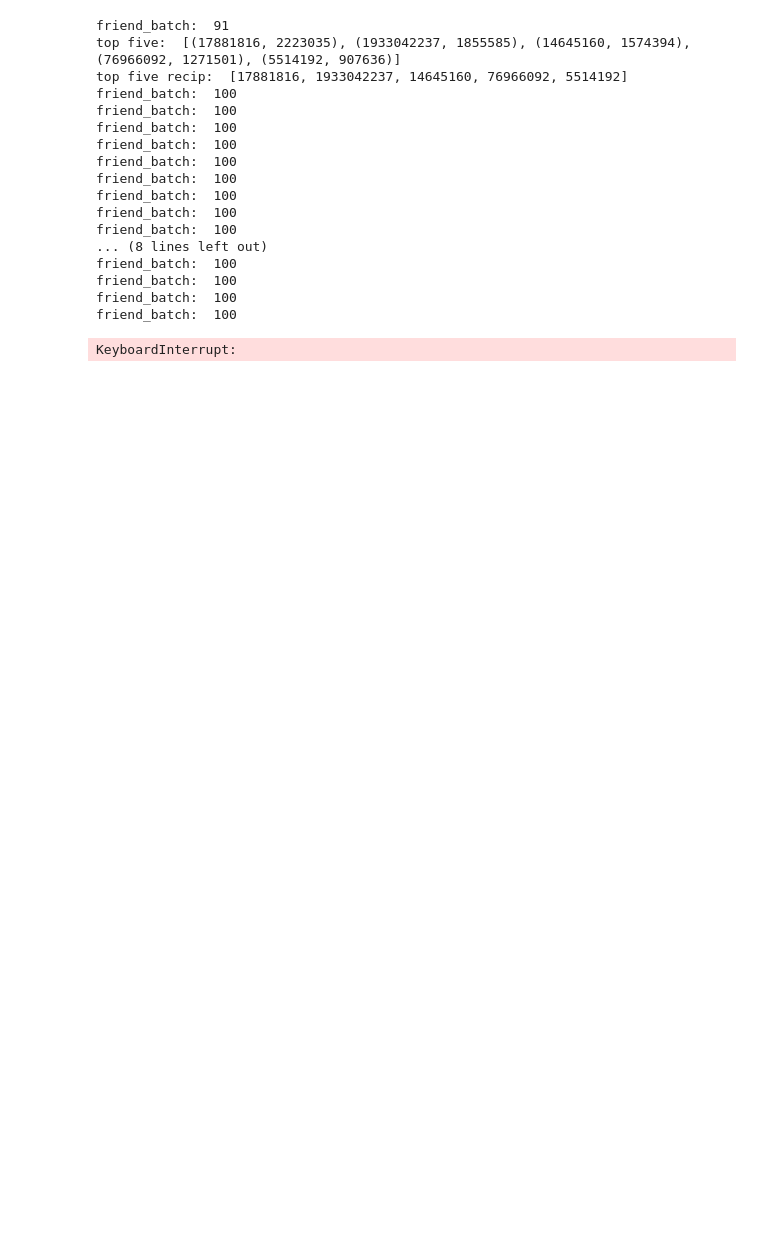
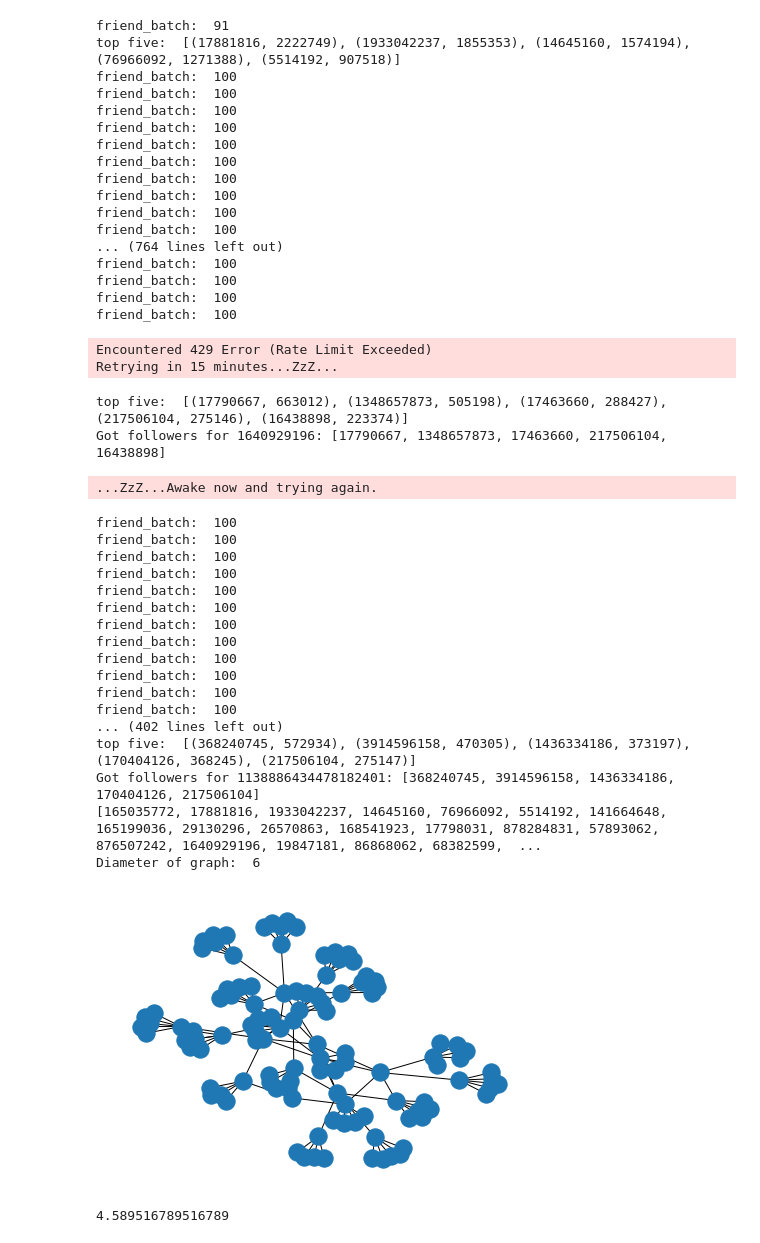
Before and after one commit to pjvalent/cis600a2, a Jupyter notebook: notebooks/assignment2.ipynb, the cells around one changed output. Saved outputs shown, nothing was run; the diff lists cells and outputs as text; code cells hidden in the pictures; blank space fills up the shorter version.

Commit message:
Added diameter and average length calculations, updated graph with new run

```diff
--- a/notebooks/assignment2.ipynb
+++ b/notebooks/assignment2.ipynb
@@ -130,6 +78,13 @@ iop = cb.make_twitter_request(twitter_api.friends.ids, screen_name=username, cou
 # %%
 import networkx as nx
 import matplotlib.pyplot as plt
+
+"""
+This function finds the five most popular reciprocal friends of the user.
+Takes list of friend IDS and follower IDS
+Uses set notation from slides to get the reciprocal friends, then convert to a list
+Ranks the reciprocal friends based on number of followers and returns list of 5 reciprocal friends with the most followers
+"""
 
 def find_five_pop_reciprocals(friends_ids, followers_ids):
     reciprocal_friends = set(friends_ids) & set(followers_ids)
@@ -165,15 +120,6 @@ ids = [165035772]
 key = 165035772
 
 G.add_nodes_from(ids)
-# get all the friends and followers
-# response = cb.make_twitter_request(twitter_api.followers.ids, screen_name=username, count = 5000)
-# response1 = cb.make_twitter_request(twitter_api.friends.ids, screen_name=username, count=5000)
-
-# next_queue = response["ids"]
-
-# pull out just the ids fo the friends and followers
-# followers = response["ids"]
-# friends = response1["ids"]
 
 followers = jfk["ids"]
 friends = iop["ids"]
@@ -181,10 +127,8 @@ friends = iop["ids"]
 # find the 5 most popular reciprocals of the user
 top_five_recip = find_five_pop_reciprocals(friends, followers)
 
-print("top five recip: ", top_five_recip)
+# print("top five recip: ", top_five_recip)
 
-
-# print("Got followers for {0}: {1}".format(username,next_queue))
 
 # ad the top five reciprocals to the ids list, going to do DFS on those until we have 100 ids
 ids += top_five_recip
@@ -201,56 +145,92 @@ G.add_edges_from(edges)
 
 
 depth = 1
-max_depth = 4
-
-while depth < max_depth and len(ids) < 10:
+max_depth = 5
+"""
+This crawler is largley derived from the slides, with modifications to fit the parameters of the assignment.
+Crawls until the max depth has been reached, i.e the distance 5 reciprocal friends, or until the graph contains 100 nodes
+"""
+while depth < max_depth and len(ids) < 100:
   depth += 1
   (queue, next_queue) = (next_queue,[])
 
   for id in queue:
-    response_a = cb.make_twitter_request(twitter_api.followers.ids, user_id=id, count = 5000) #change count to 5000 for real one
+    response_a = cb.make_twitter_request(twitter_api.followers.ids, user_id=id, count = 5000)
     response_b = cb.make_twitter_request(twitter_api.friends.ids, user_id=id, count=5000)
     followers = response_a["ids"]
     friends = response_a["ids"]
     top_five_recip = find_five_pop_reciprocals(friends, followers)
-    print("top five recip: ", top_five_recip)
+    # print("top five recip: ", top_five_recip)
 
+    # building the social network as the crawler works
     G.add_nodes_from(top_five_recip)
 
     edges = map(lambda e: (id, e), top_five_recip)
     G.add_edges_from(edges)
 
     if top_five_recip:
       print("Got followers for {0}: {1}".format(id,top_five_recip))
       for i in top_five_recip:
-        if(i not in next_queue and i not in ids): #might not need the i not in ids part, probably not
+        if(i not in next_queue and i not in ids):
           next_queue.append(i)
     else:
       print(str(id) + "is protected")
 
   ids += next_queue
 
 print(ids)
 
+#calculating the diameter of the graph after the crawler has finished
+diameter = nx.diameter(G)
+print("Diameter of graph: ", diameter)
+
+avg_length = nx.average_shortest_path_length(G)
+
 nx.draw(G)
-plt.savefig("mygraph.png")
+plt.savefig("mygraph.png", dpi=1000)
 plt.show()
 # %% [output]
 friend_batch:  91
-top five:  [(17881816, 2223035), (1933042237, 1855585), (14645160, 1574394), (76966092, 1271501), (5514192, 907636)]
-top five recip:  [17881816, 1933042237, 14645160, 76966092, 5514192]
+top five:  [(17881816, 2222749), (1933042237, 1855353), (14645160, 1574194), (76966092, 1271388), (5514192, 907518)]
 friend_batch:  100
 friend_batch:  100
 friend_batch:  100
 friend_batch:  100
 friend_batch:  100
 friend_batch:  100
 friend_batch:  100
 friend_batch:  100
 friend_batch:  100
-... (8 lines left out)
+friend_batch:  100
+... (764 lines left out)
 friend_batch:  100
 friend_batch:  100
 friend_batch:  100
 friend_batch:  100
-KeyboardInterrupt:
+Encountered 429 Error (Rate Limit Exceeded)
+Retrying in 15 minutes...ZzZ...
+top five:  [(17790667, 663012), (1348657873, 505198), (17463660, 288427), (217506104, 275146), (16438898, 223374)]
+Got followers for 1640929196: [17790667, 1348657873, 17463660, 217506104, 16438898]
+...ZzZ...Awake now and trying again.
+friend_batch:  100
+friend_batch:  100
+friend_batch:  100
+friend_batch:  100
+friend_batch:  100
+friend_batch:  100
+friend_batch:  100
+friend_batch:  100
+friend_batch:  100
+friend_batch:  100
+friend_batch:  100
+friend_batch:  100
+... (402 lines left out)
+top five:  [(368240745, 572934), (3914596158, 470305), (1436334186, 373197), (170404126, 368245), (217506104, 275147)]
+Got followers for 1138886434478182401: [368240745, 3914596158, 1436334186, 170404126, 217506104]
+[165035772, 17881816, 1933042237, 14645160, 76966092, 5514192, 141664648, 165199036, 29130296, 26570863, 168541923, 17798031, 878284831, 57893062, 876507242, 1640929196, 19847181, 86868062, 68382599,  ...
+Diameter of graph:  6
+[figure, added]
+# %%
+print(avg_length)
+# %% [output]
+4.589516789516789
```
Also changed, not shown: parts of 4 cells of this notebook, 1 other file.
